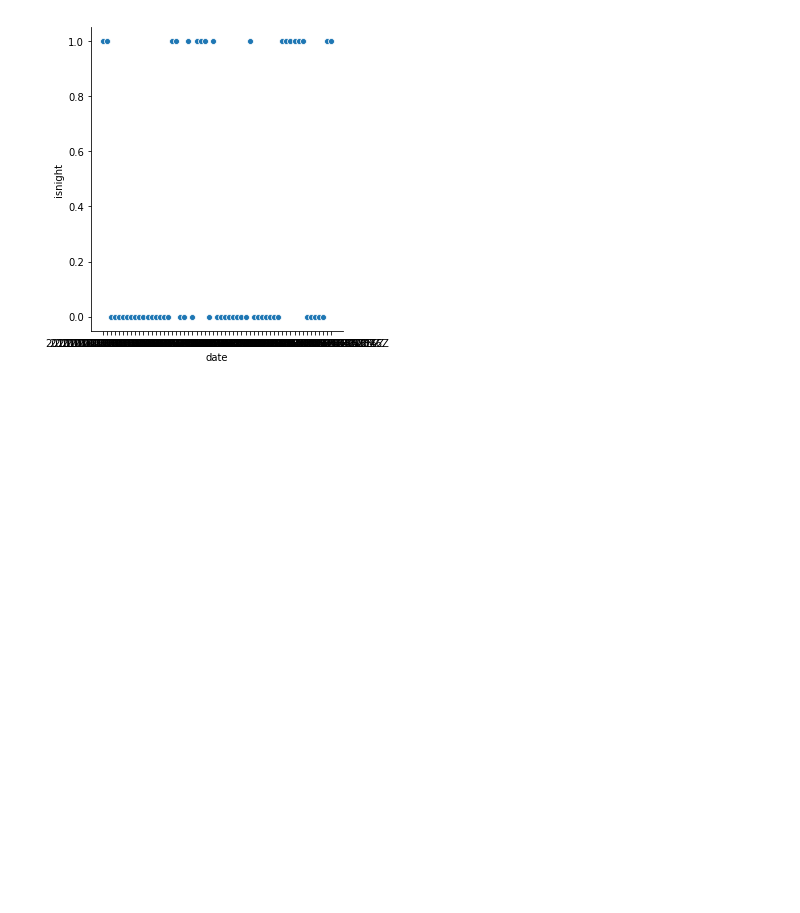
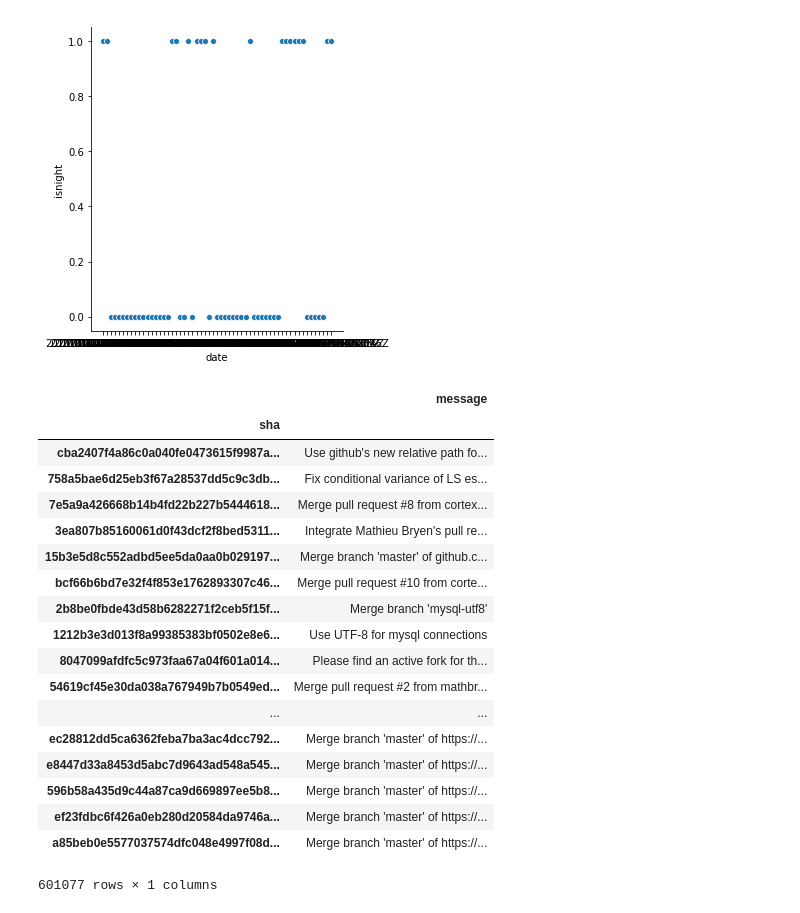
Before and after one commit to gesteves91/software-engineering-ml, a Jupyter notebook: notebooks/00-view-data.ipynb, the cells around one changed output. Cells and saved outputs as stored; diff of their text form; code cells hidden in the pictures; blank space fills up the shorter version.

```diff
--- a/notebooks/00-view-data.ipynb
+++ b/notebooks/00-view-data.ipynb
@@ -54,0 +51,22 @@ sns.relplot(x="date", y="isnight", data=df);
+# %%
+df2
+# %% [output]
+|  | message |
+| sha |  |
+| cba2407f4a86c0a040fe0473615f9987a... | Use github's new relative path fo... |
+| 758a5bae6d25eb3f67a28537dd5c9c3db... | Fix conditional variance of LS es... |
+| 7e5a9a426668b14b4fd22b227b5444618... | Merge pull request #8 from cortex... |
+| 3ea807b85160061d0f43dcf2f8bed5311... | Integrate Mathieu Bryen's pull re... |
+| 15b3e5d8c552adbd5ee5da0aa0b029197... | Merge branch 'master' of github.c... |
+| bcf66b6bd7e32f4f853e1762893307c46... | Merge pull request #10 from corte... |
+| 2b8be0fbde43d58b6282271f2ceb5f15f... | Merge branch 'mysql-utf8' |
+| 1212b3e3d013f8a99385383bf0502e8e6... | Use UTF-8 for mysql connections |
+| 8047099afdfc5c973faa67a04f601a014... | Please find an active fork for th... |
+| 54619cf45e30da038a767949b7b0549ed... | Merge pull request #2 from mathbr... |
+| ... | ... |
+| ec28812dd5ca6362feba7ba3ac4dcc792... | Merge branch 'master' of https://... |
+| e8447d33a8453d5abc7d9643ad548a545... | Merge branch 'master' of https://... |
+| 596b58a435d9c44a87ca9d669897ee5b8... | Merge branch 'master' of https://... |
+| ef23fdbc6f426a0eb280d20584da9746a... | Merge branch 'master' of https://... |
+| a85beb0e5577037574dfc048e4997f08d... | Merge branch 'master' of https://... |
+601077 rows × 1 columns
```
Also changed, not shown: parts of 5 cells of this notebook, 2 other files.
